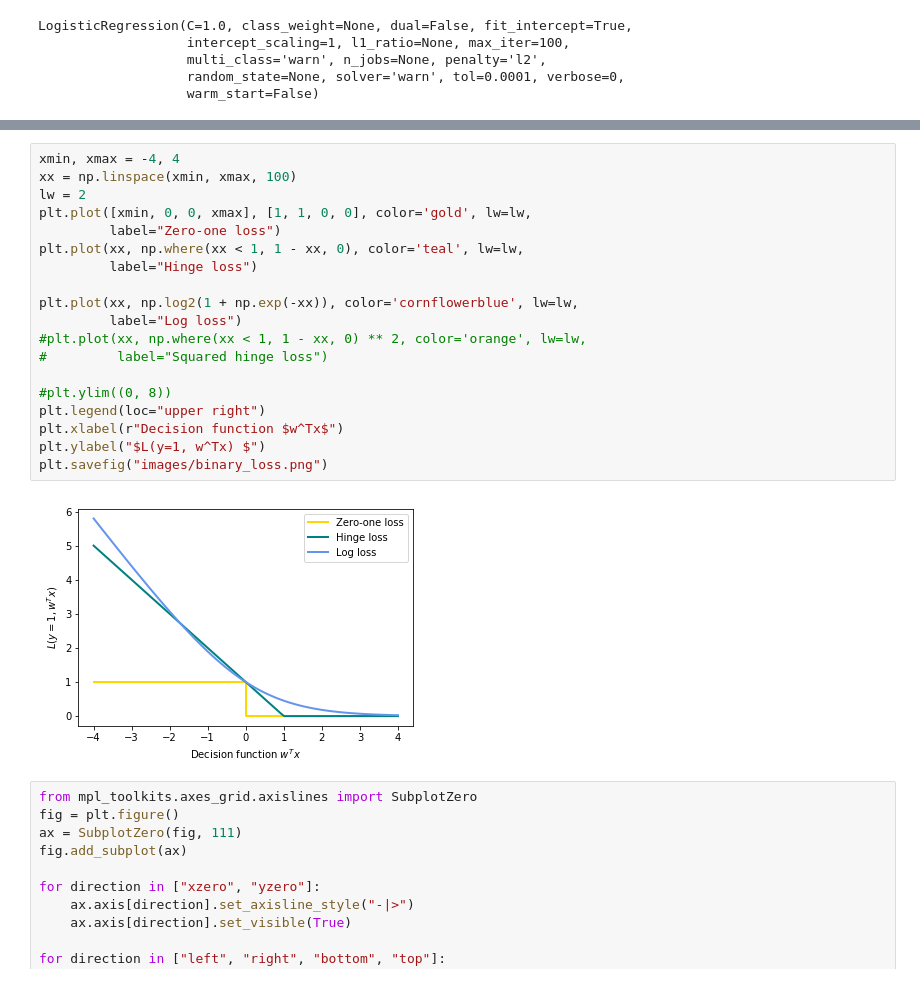
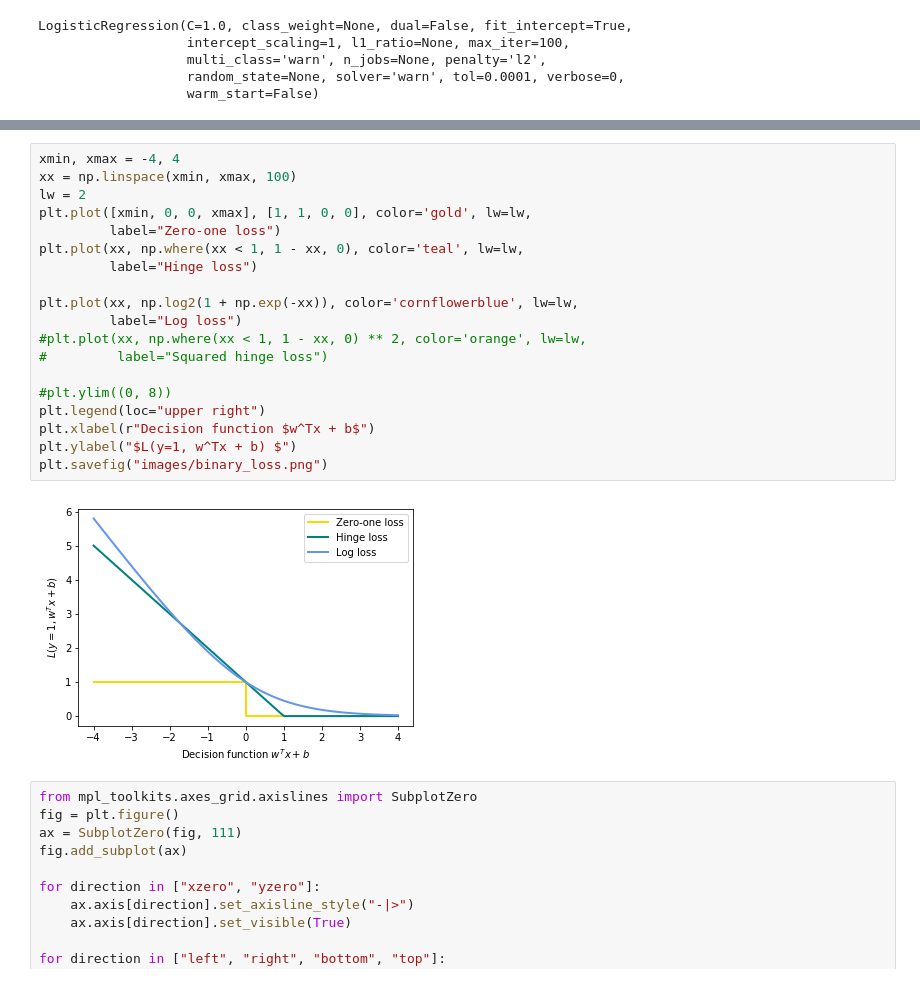
Before and after one commit to amueller/COMS4995-s19, a Jupyter notebook: slides/aml-07-linear-models-classification/aml-06-linear-models-classification.ipynb, the cells around one changed output, grey strips where cells are left out. Saved outputs shown, nothing was run; the diff lists cells and outputs as text.

Commit message:
fix decision function legend: missing b

```diff
--- a/slides/aml-07-linear-models-classification/aml-06-linear-models-classification.ipynb
+++ b/slides/aml-07-linear-models-classification/aml-06-linear-models-classification.ipynb
@@ -42,24 +42,24 @@ plt.savefig("images/linear_boundary_vector.png")
 # %%
 xmin, xmax = -4, 4
 xx = np.linspace(xmin, xmax, 100)
 lw = 2
 plt.plot([xmin, 0, 0, xmax], [1, 1, 0, 0], color='gold', lw=lw,
          label="Zero-one loss")
 plt.plot(xx, np.where(xx < 1, 1 - xx, 0), color='teal', lw=lw,
          label="Hinge loss")
 
 plt.plot(xx, np.log2(1 + np.exp(-xx)), color='cornflowerblue', lw=lw,
          label="Log loss")
 #plt.plot(xx, np.where(xx < 1, 1 - xx, 0) ** 2, color='orange', lw=lw,
 #         label="Squared hinge loss")
 
 #plt.ylim((0, 8))
 plt.legend(loc="upper right")
-plt.xlabel(r"Decision function $w^Tx$")
-plt.ylabel("$L(y=1, w^Tx) $")
+plt.xlabel(r"Decision function $w^Tx + b$")
+plt.ylabel("$L(y=1, w^Tx + b) $")
 plt.savefig("images/binary_loss.png")
 # %% [output]
-[figure, old version]
+[figure, new version]
 # %%
 from mpl_toolkits.axes_grid.axislines import SubplotZero
 fig = plt.figure()
```
Also changed, not shown: parts of 1 cell of this notebook, 2 other files.
